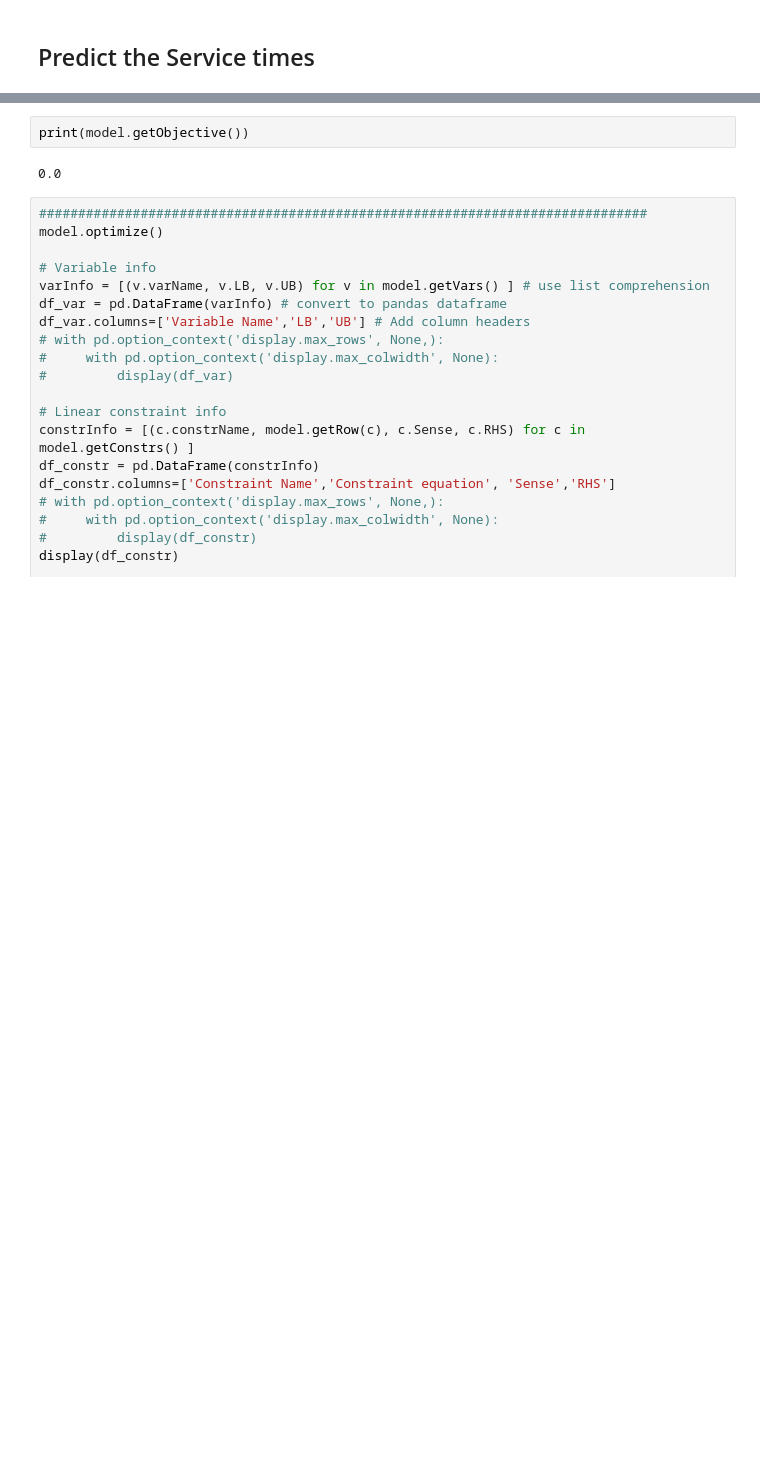
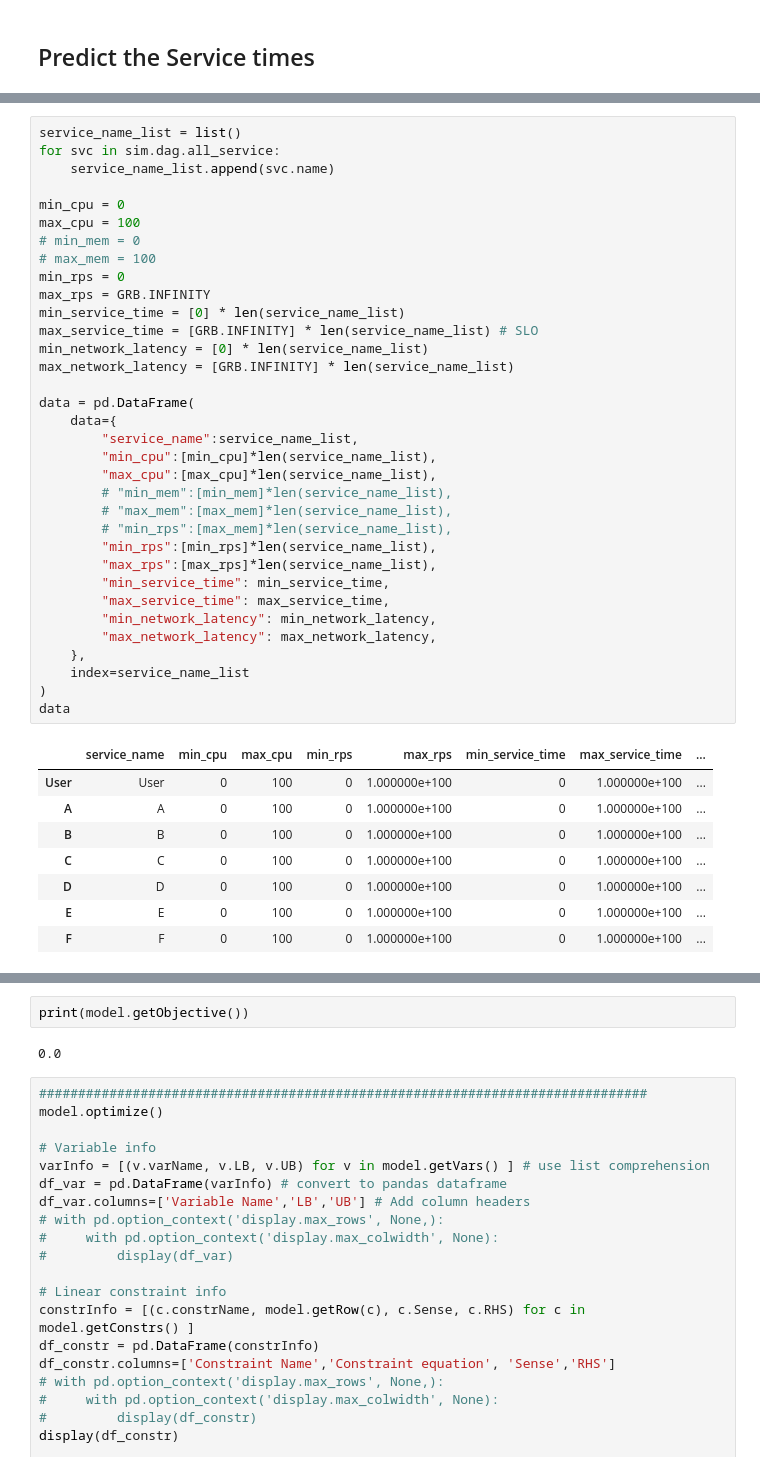
Before and after one commit to netarch/slate-sim, a Jupyter notebook: ml_optimizer.ipynb, the cells around one changed output, grey strips where cells are left out. Saved outputs shown, nothing was run; the diff lists cells and outputs as text; blank space fills up the shorter version.

```diff
--- a/ml_optimizer.ipynb
+++ b/ml_optimizer.ipynb
@@ -268,3 +284,46 @@ node:  {'A_0_start': 200, 'A_0_end': 200, 'A_2_start': 200, 'A_2_end': 200, 'B_0
  ( F_1_end   , dst       )
  ( F_3_end   , dst       )
 >
+# %%
+service_name_list = list()
+for svc in sim.dag.all_service:
+    service_name_list.append(svc.name)
+
+min_cpu = 0
+max_cpu = 100
+# min_mem = 0
+# max_mem = 100
+min_rps = 0
+max_rps = GRB.INFINITY
+min_service_time = [0] * len(service_name_list)
+max_service_time = [GRB.INFINITY] * len(service_name_list) # SLO
+min_network_latency = [0] * len(service_name_list)
+max_network_latency = [GRB.INFINITY] * len(service_name_list)
+
+data = pd.DataFrame(
+    data={
+        "service_name":service_name_list,
+        "min_cpu":[min_cpu]*len(service_name_list),
+        "max_cpu":[max_cpu]*len(service_name_list),
+        # "min_mem":[min_mem]*len(service_name_list),
+        # "max_mem":[max_mem]*len(service_name_list),
+        # "min_rps":[max_mem]*len(service_name_list),
+        "min_rps":[min_rps]*len(service_name_list),
+        "max_rps":[max_rps]*len(service_name_list),
+        "min_service_time": min_service_time,
+        "max_service_time": max_service_time,
+        "min_network_latency": min_network_latency,
+        "max_network_latency": max_network_latency,
+    },
+    index=service_name_list
+)
+data
+# %% [output]
+|  | service_name | min_cpu | max_cpu | min_rps | max_rps | min_service_time | max_service_time | ... |
+| User | User | 0 | 100 | 0 | 1.000000e+100 | 0 | 1.000000e+100 | ... |
+| A | A | 0 | 100 | 0 | 1.000000e+100 | 0 | 1.000000e+100 | ... |
+| B | B | 0 | 100 | 0 | 1.000000e+100 | 0 | 1.000000e+100 | ... |
+| C | C | 0 | 100 | 0 | 1.000000e+100 | 0 | 1.000000e+100 | ... |
+| D | D | 0 | 100 | 0 | 1.000000e+100 | 0 | 1.000000e+100 | ... |
+| E | E | 0 | 100 | 0 | 1.000000e+100 | 0 | 1.000000e+100 | ... |
+| F | F | 0 | 100 | 0 | 1.000000e+100 | 0 | 1.000000e+100 | ... |
```
Also changed, not shown: parts of 16 cells of this notebook.
